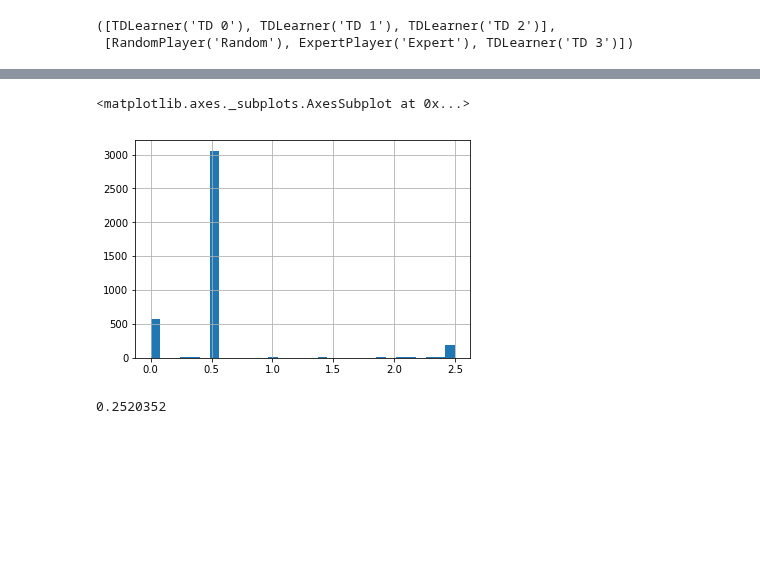
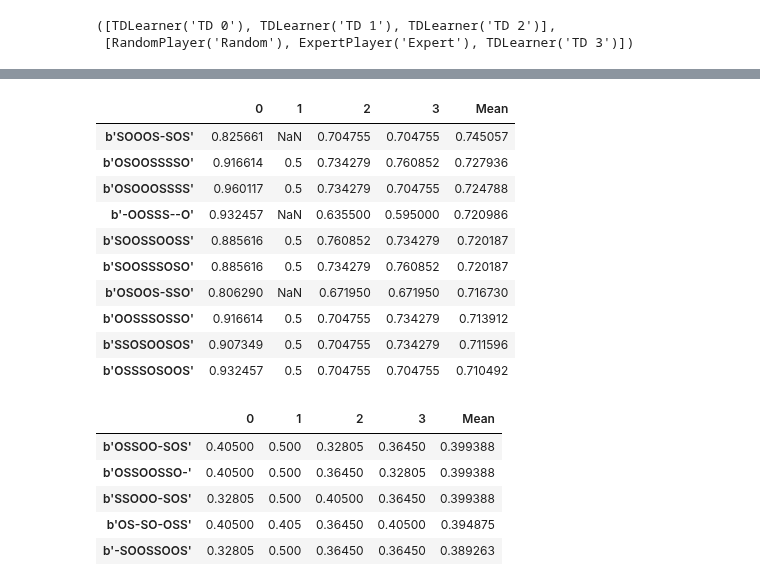
Before and after one commit to billtubbs/game-learner, a Jupyter notebook: Tic Tac Toe Game_Noughts and Crosses.ipynb, the cells around one changed output, grey strips where cells are left out. Drawn from its saved outputs; the diff is of its cells as text; code cells hidden in the pictures; blank space fills up the shorter version.

```diff
--- a/Tic Tac Toe Game_Noughts and Crosses.ipynb
+++ b/Tic Tac Toe Game_Noughts and Crosses.ipynb
@@ -576,6 +744,11 @@ rd = RandomPlayer("Random")
 ex = ExpertPlayer("Expert")
 
 opponents = [rd, ex, td_players[3]]
+# %%
+for td in td_players:
+    td.learning_rate = df.loc[best_result]['learning_rate']
+    td.initial_values = df.loc[best_result]['initial_values']
+    td.off_policy_rate = df.loc[best_result]['off_policy_rate']
 # %%
 td_players[0:3], opponents
 # %% [output]
@@ -693,9 +848,30 @@ dtype: int64
-# %%
-pd.Series(td_players[1].value_function).hist(bins=31)
-# %% [output]
-<matplotlib.axes._subplots.AxesSubplot at 0x...>
-[figure, removed]
-# %%
-sum([test_player(td_players[1]) for i in range(10)])/10
-# %% [output]
-0.2520352
+# %%
+combined_values = pd.concat(
+    [pd.Series(td.value_function) for td in td_players],
+    axis=1,
+    sort=True
+)
+combined_values['Mean'] = combined_values.mean(axis=1)
+combined_values = combined_values.sort_values(by='Mean', ascending=False)
+combined_values.head(10)
+# %% [output]
+|  | 0 | 1 | 2 | 3 | Mean |
+| b'SOOOS-SOS' | 0.825661 | NaN | 0.704755 | 0.704755 | 0.745057 |
+| b'OSOOSSSSO' | 0.916614 | 0.5 | 0.734279 | 0.760852 | 0.727936 |
+| b'OSOOOSSSS' | 0.960117 | 0.5 | 0.734279 | 0.704755 | 0.724788 |
+| b'-OOSSS--O' | 0.932457 | NaN | 0.635500 | 0.595000 | 0.720986 |
+| b'SOOSSOOSS' | 0.885616 | 0.5 | 0.760852 | 0.734279 | 0.720187 |
+| b'SOOSSSOSO' | 0.885616 | 0.5 | 0.734279 | 0.760852 | 0.720187 |
+| b'OSOOS-SSO' | 0.806290 | NaN | 0.671950 | 0.671950 | 0.716730 |
+| b'OOSSSOSSO' | 0.916614 | 0.5 | 0.704755 | 0.734279 | 0.713912 |
+| b'SSOSOOSOS' | 0.907349 | 0.5 | 0.704755 | 0.734279 | 0.711596 |
+| b'OSSSOSOOS' | 0.932457 | 0.5 | 0.704755 | 0.704755 | 0.710492 |
+# %%
+combined_values.tail()
+# %% [output]
+|  | 0 | 1 | 2 | 3 | Mean |
+| b'OSSOO-SOS' | 0.40500 | 0.500 | 0.32805 | 0.36450 | 0.399388 |
+| b'OSSOOSSO-' | 0.40500 | 0.500 | 0.36450 | 0.32805 | 0.399388 |
+| b'SSOOO-SOS' | 0.32805 | 0.500 | 0.40500 | 0.36450 | 0.399388 |
+| b'OS-SO-OSS' | 0.40500 | 0.405 | 0.36450 | 0.40500 | 0.394875 |
+| b'-SOOSSOOS' | 0.32805 | 0.500 | 0.36450 | 0.36450 | 0.389263 |
```
Also changed, not shown: parts of 77 cells of this notebook, 1 other file.
